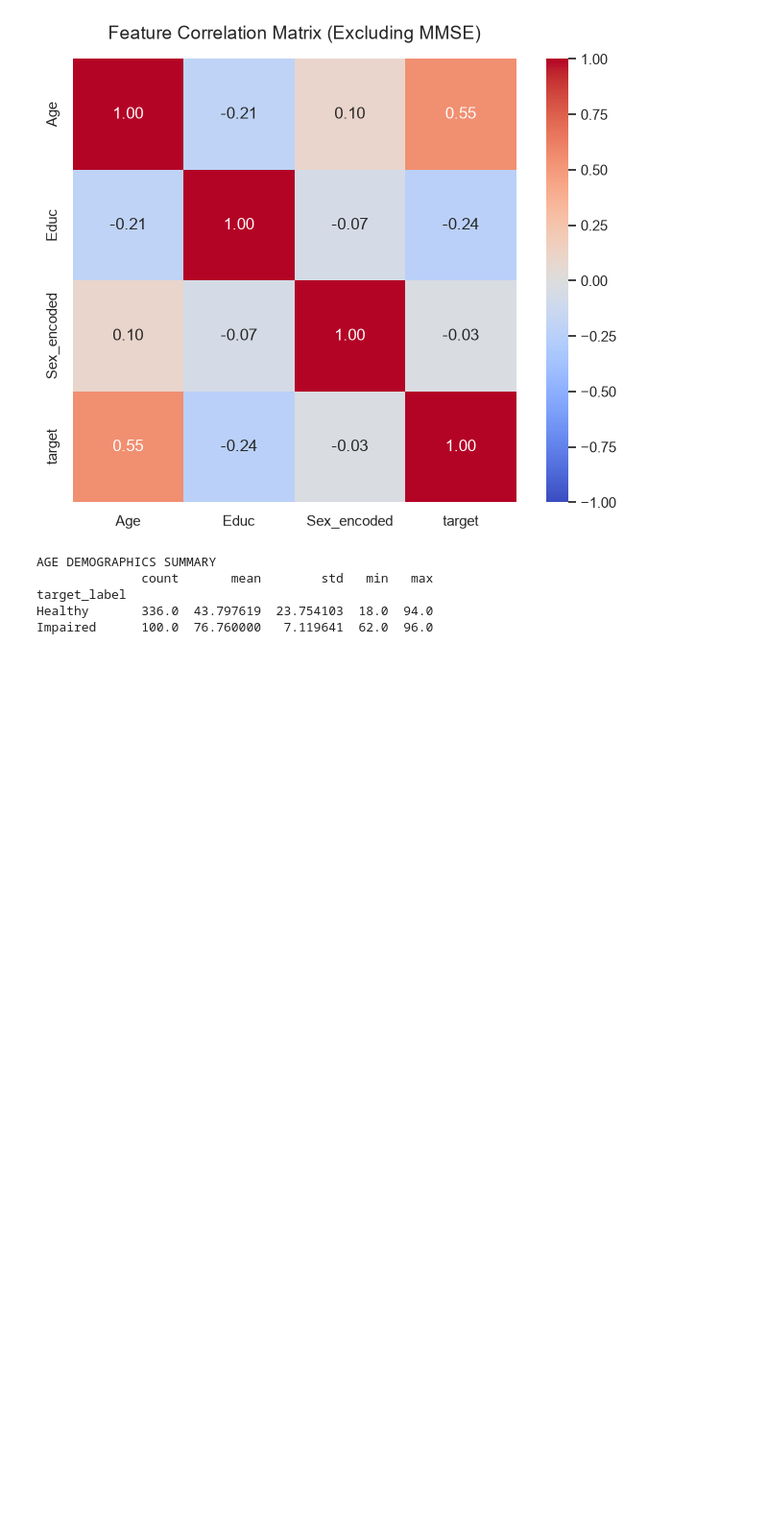
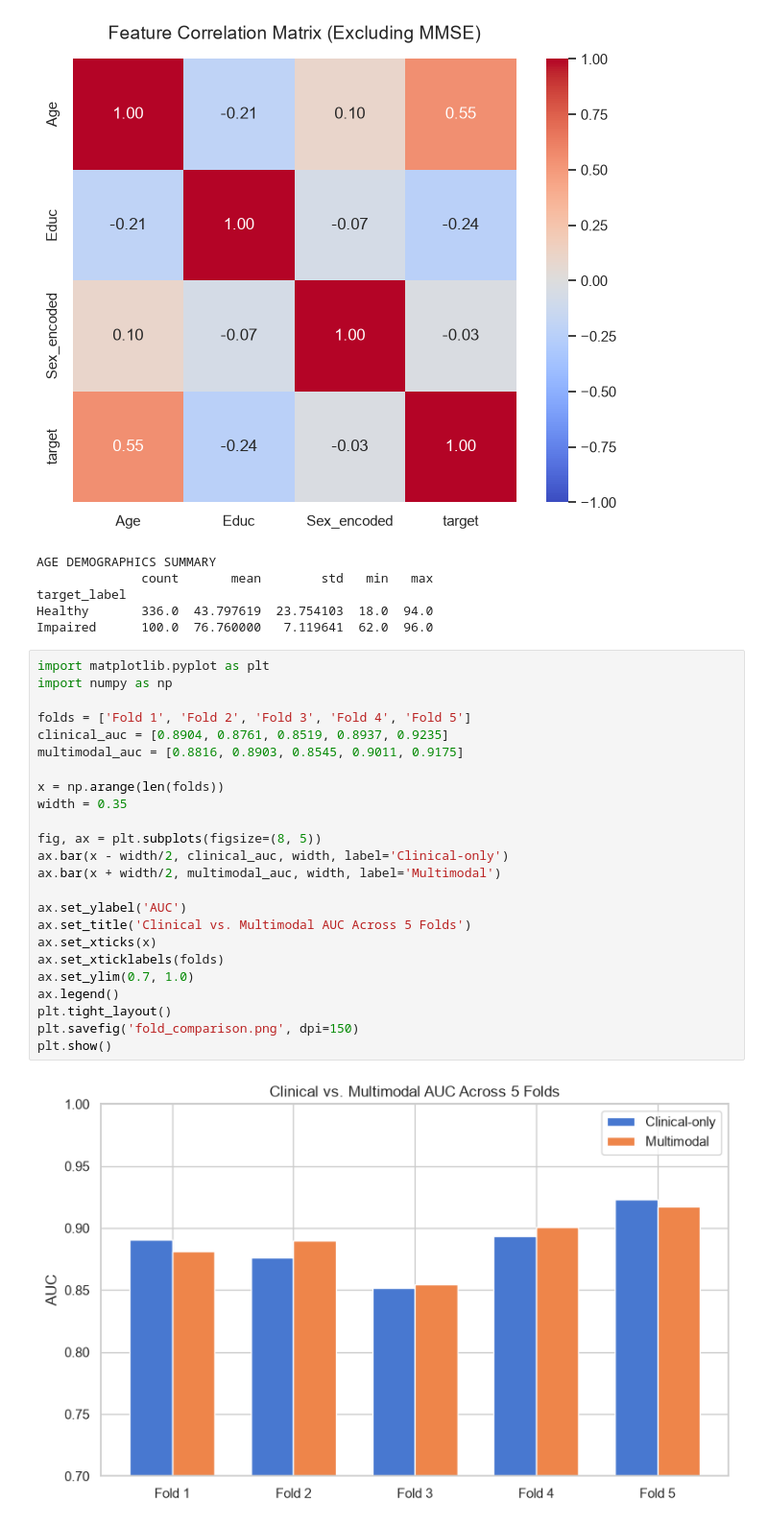
Before and after one commit to Uman-66/Robust-Multimodal-Learning-for-Neurological-Disease-Prediction-Under-Missing-Modalities, a Jupyter notebook: EDA.ipynb, the cells around one changed output. Shown at 96% size. Drawn from its saved outputs; the diff is of its cells as text; blank space fills up the shorter version.

```diff
--- a/EDA.ipynb
+++ b/EDA.ipynb
@@ -103,3 +103,29 @@ AGE DEMOGRAPHICS SUMMARY
 target_label
 Healthy       336.0  43.797619  23.754103  18.0  94.0
 Impaired      100.0  76.760000   7.119641  62.0  96.0
+# %%
+import matplotlib.pyplot as plt
+import numpy as np
+
+folds = ['Fold 1', 'Fold 2', 'Fold 3', 'Fold 4', 'Fold 5']
+clinical_auc = [0.8904, 0.8761, 0.8519, 0.8937, 0.9235]
+multimodal_auc = [0.8816, 0.8903, 0.8545, 0.9011, 0.9175]
+
+x = np.arange(len(folds))
+width = 0.35
+
+fig, ax = plt.subplots(figsize=(8, 5))
+ax.bar(x - width/2, clinical_auc, width, label='Clinical-only')
+ax.bar(x + width/2, multimodal_auc, width, label='Multimodal')
+
+ax.set_ylabel('AUC')
+ax.set_title('Clinical vs. Multimodal AUC Across 5 Folds')
+ax.set_xticks(x)
+ax.set_xticklabels(folds)
+ax.set_ylim(0.7, 1.0)
+ax.legend()
+plt.tight_layout()
+plt.savefig('fold_comparison.png', dpi=150)
+plt.show()
+# %% [output]
+[figure, added]
```
Also changed, not shown: 2 other files.
